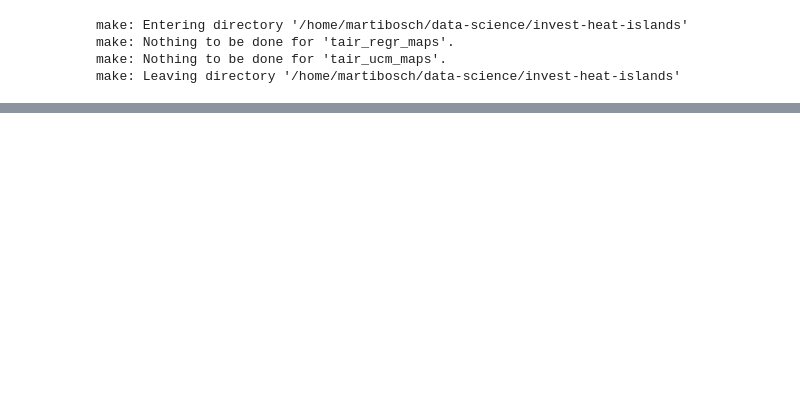
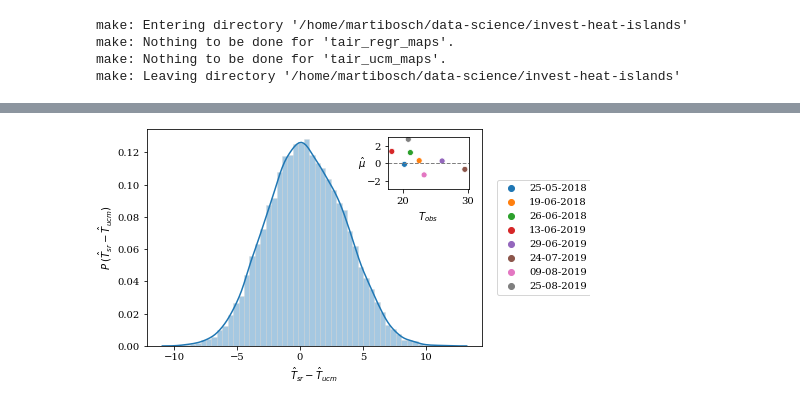
Before and after one commit to martibosch/lausanne-heat-islands, a Jupyter notebook: notebooks/comparison.ipynb, the cells around one changed output, grey strips where cells are left out. Saved outputs shown, nothing was run; the diff lists cells and outputs as text; code cells hidden in the pictures; blank space fills up the shorter version.

```diff
--- a/notebooks/comparison.ipynb
+++ b/notebooks/comparison.ipynb
@@ -32,0 +37,5 @@ g.fig.savefig('../reports/figures/comparison-maps.png')
+# %%
+fig = utils.plot_comparison_hists(T_diff_da, station_tair_df)
+fig.savefig('../reports/figures/comparison-hists.pdf')
+# %% [output]
+[figure, added]
```
Also changed, not shown: parts of 4 cells of this notebook, 1 other file.
